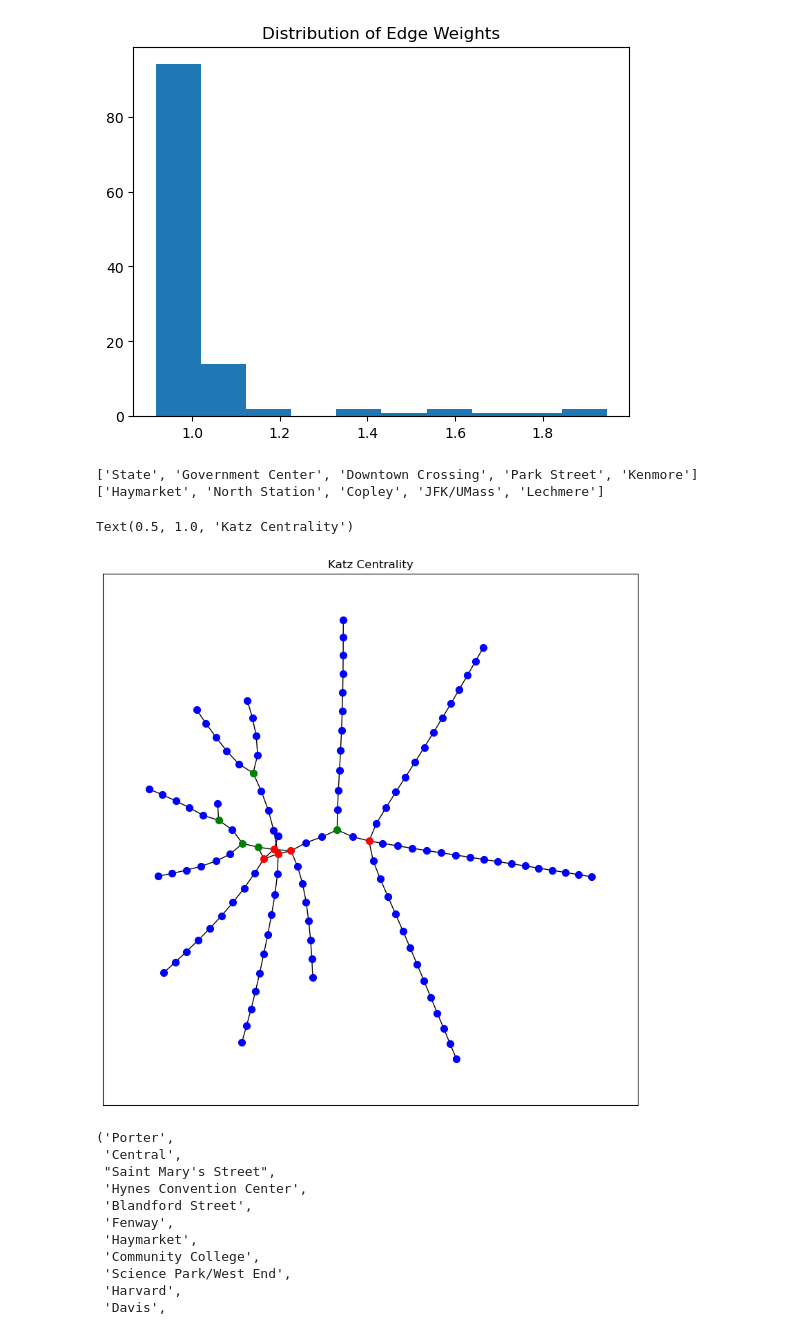
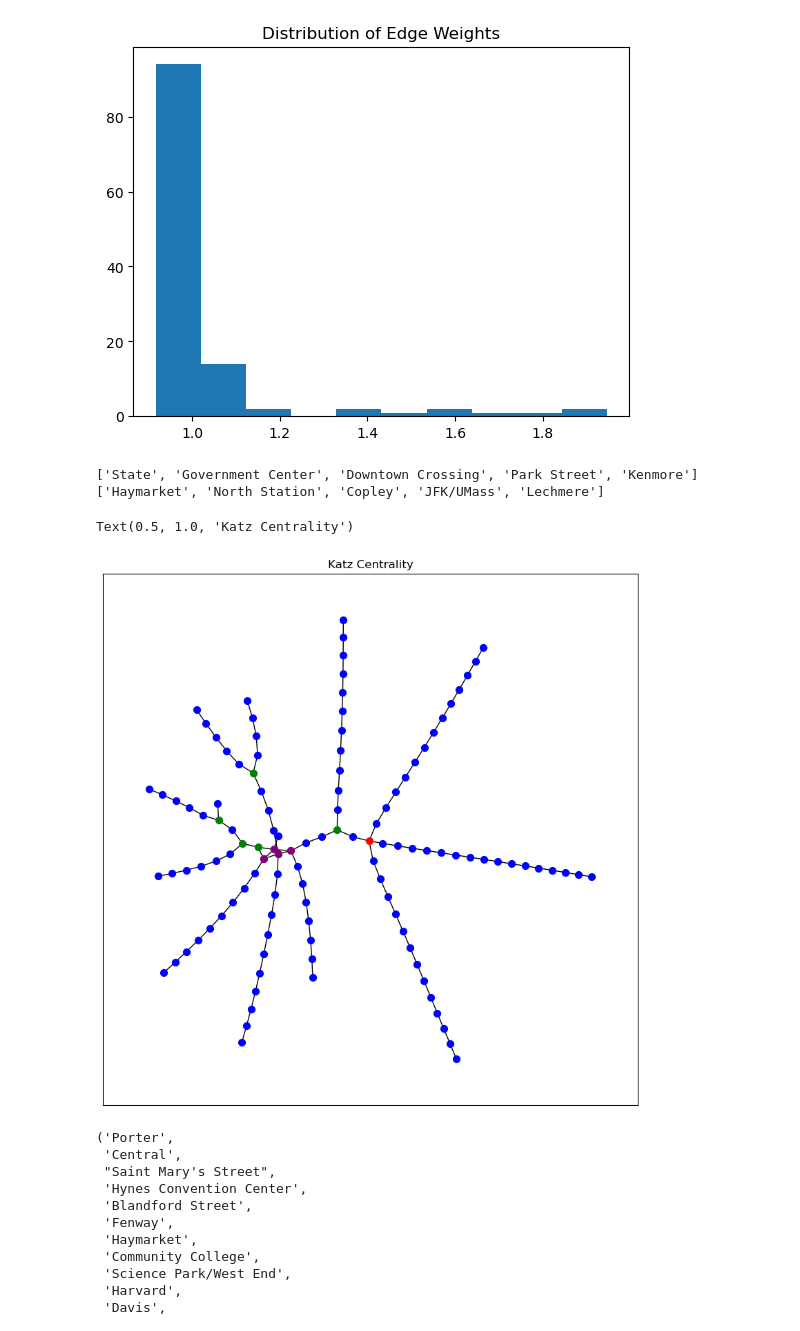
Before and after one commit to MarkusG/math-168-project, a Jupyter notebook: PresentationStuff/reuben_weighted_edges.ipynb, the cells around one changed output. Drawn from its saved outputs; the diff is of its cells as text; code cells hidden in the pictures.

```diff
--- a/PresentationStuff/reuben_weighted_edges.ipynb
+++ b/PresentationStuff/reuben_weighted_edges.ipynb
@@ -438,34 +438,35 @@ high_centrality = [station for station,centrality in sorted_k_centralities][:5]
 labels_high_centrality = {}
 for node in high_centrality:
     #set the node name as the key and the label as its value
     labels_high_centrality[node] = node
 # Next highest
 next_high_centrality = [station for station,centrality in sorted_k_centralities][5:10]
 labels_next_high_centrality = {}
 for node in next_high_centrality:
     #set the node name as the key and the label as its value
     labels_next_high_centrality[node] = node
 
 print(high_centrality)
 print(next_high_centrality)
 
 # remaining stations
 remaining_nodes = list(set(network3.nodes()) - set(high_centrality) - set(next_high_centrality))
 
 fig = plt.figure(figsize=(10, 10))
 layout = nx.kamada_kawai_layout(network)
 nx.draw_networkx_nodes(network3, layout, labels_high_centrality, node_color='red', node_size=50)
 nx.draw_networkx_nodes(network3, layout, labels_next_high_centrality, node_color='green', node_size=50)
 nx.draw_networkx_nodes(network3, layout, nodelist=remaining_nodes, node_color='blue', node_size=50)
+nx.draw_networkx_nodes(network3, layout, nodelist=['State', 'Government Center', 'Downtown Crossing', 'Park Street'], node_color='purple', node_size=50)
 nx.draw_networkx_edges(network3, layout)
 #nx.draw_networkx_labels(network3, layout, labels_high_centrality, font_size=8)
 #nx.draw_networkx_labels(network3, layout, labels_next_high_centrality, font_size=8)
 plt.title("Katz Centrality")
 # %% [output]
 ['State', 'Government Center', 'Downtown Crossing', 'Park Street', 'Kenmore']
 ['Haymarket', 'North Station', 'Copley', 'JFK/UMass', 'Lechmere']
 Text(0.5, 1.0, 'Katz Centrality')
-[figure, old version]
+[figure, new version]
 # %%
 NL = list(network3)
 
```
Also changed, not shown: parts of 1 cell of this notebook.
